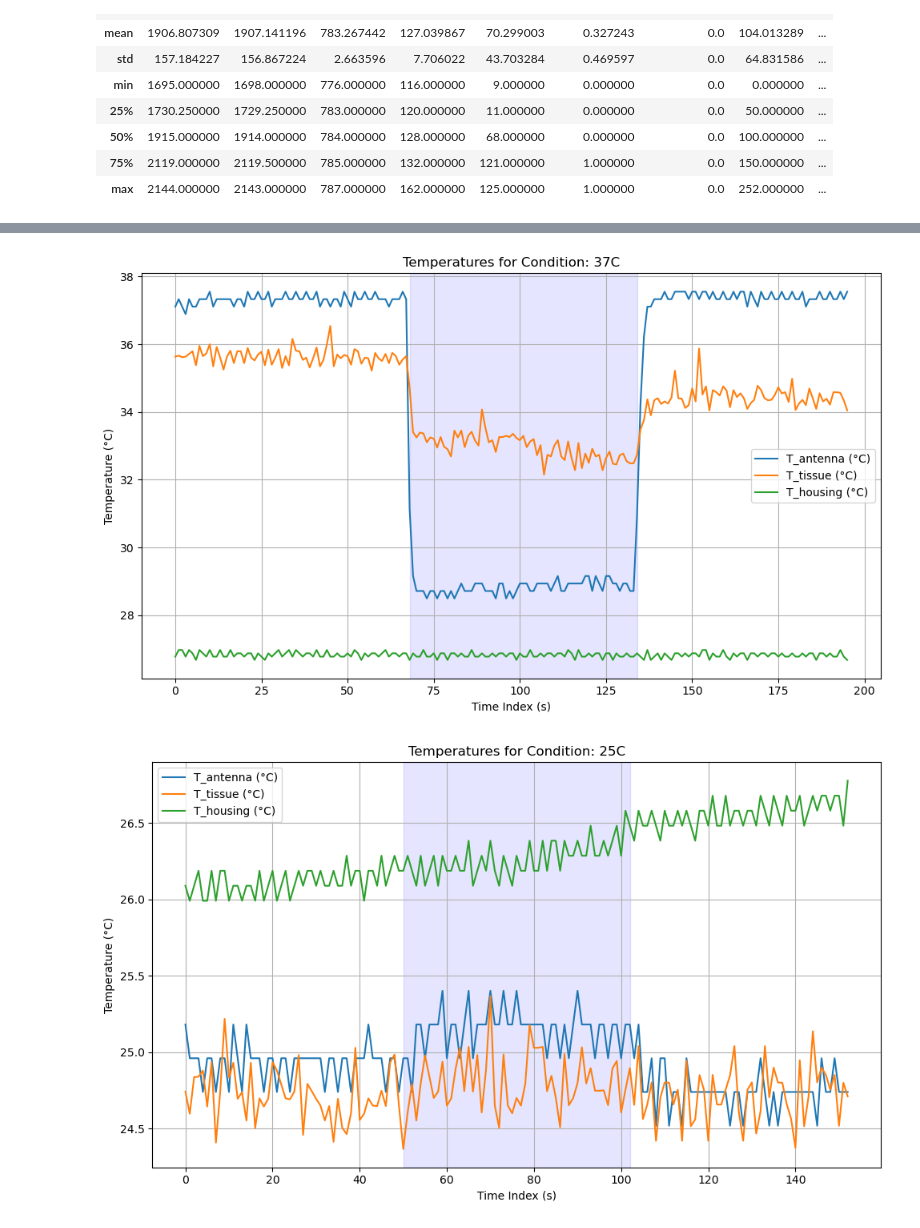
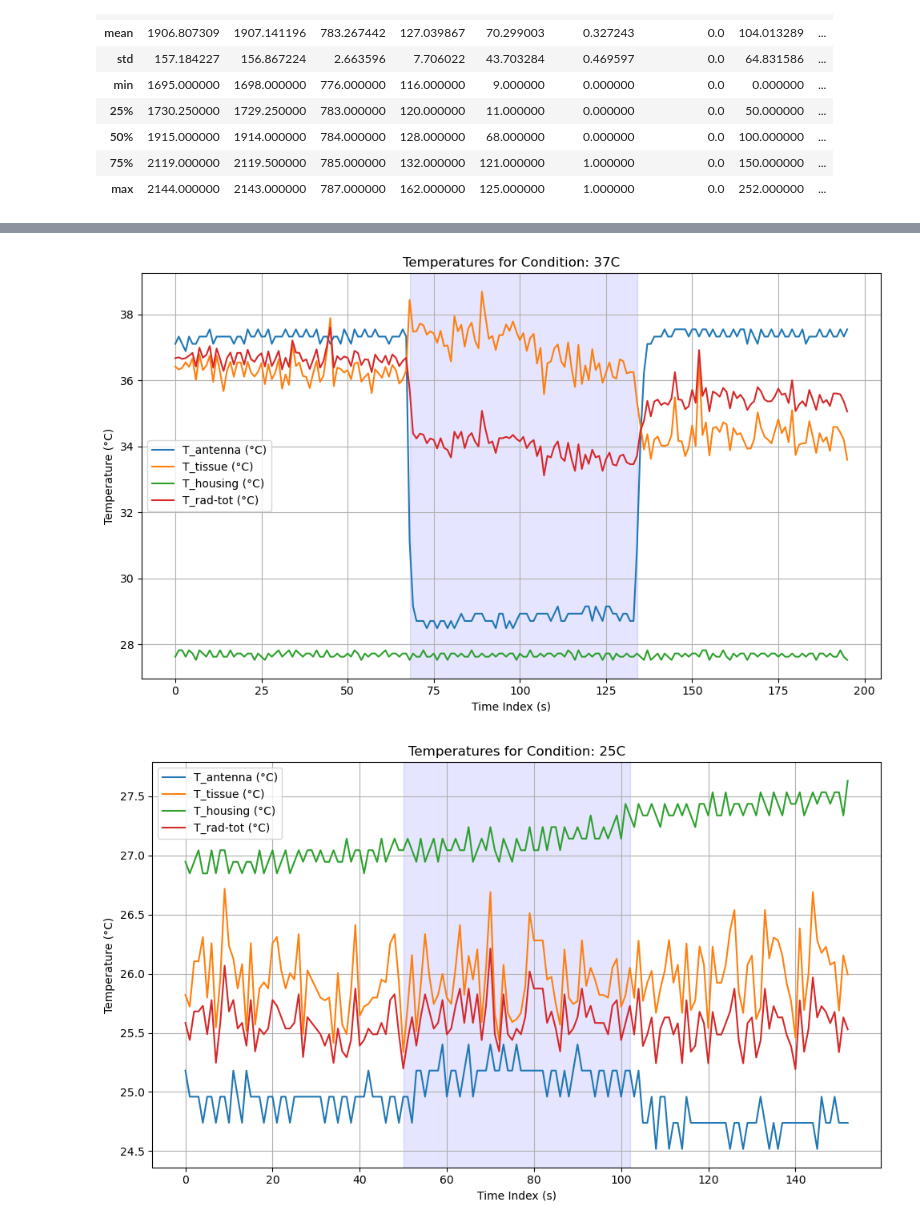
Before and after one commit to Manuel-Hepta/Calibration, a Jupyter notebook: calibration antenna 16G5/calibration_antenna_16G5.ipynb, the cells around one changed output, grey strips where cells are left out. Cells and saved outputs as stored; diff of their text form; code cells hidden in the pictures.

```diff
--- a/calibration antenna 16G5/calibration_antenna_16G5.ipynb
+++ b/calibration antenna 16G5/calibration_antenna_16G5.ipynb
@@ -217,18 +232,25 @@ With my calibrated parameters:
 # %%
 # Define parameter values (units: V and °C)
 AL = 0.37  # unitless
-AL = 0 # unitless
 
 AntennaSlope = slope2*1e3  # °C/V
 AntennaOffset = intercept2 # °C
 
-HousingSlope = 0.0983*1e3  # °C/V
-HousingOffset = -50.29  # °C
+# HousingSlope = 0.0983*1e3  # °C/V
+# HousingOffset = -50.29  # °C
 
-RadSlopeChange = 0.000563  # V/°C²
-RadSlope0 = -0.057           # V/°C
-RadOffsetChange = 0.000497 # V/°C
-RadOffset0 = 0.180          # V
+# RadSlopeChange = 0.000563  # V/°C²
+# RadSlope0 = -0.057           # V/°C
+# RadOffsetChange = 0.000497 # V/°C
+# RadOffset0 = 0.180          # V
+
+HousingSlope = 0.098*1e3  # °C/V
+HousingOffset = -49.2  # °C
+
+RadSlopeChange = 0.00054  # V/°C²
+RadSlope0 = -0.056           # V/°C
+RadOffsetChange = 9.5e-5 # V/°C
+RadOffset0 = 0.191          # V
 # %%
 # Convert voltages from mV to V
 all_X['V_rad_tot_V'] = all_X['V_rad_tot'] / 1000
@@ -276,7 +298,7 @@ all_X.describe()
 # %%
 # Plot T_rad-tot, T_antenna, T_tissue vs time_index for each condition, with cooling_flag_1 and cooling_flag_2
 
-temp_vars = [ 'T_antenna', 'T_tissue', 'T_housing']
+temp_vars = [ 'T_antenna', 'T_tissue', 'T_housing', 'T_rad-tot' ]
 temp_labels = {
     'T_rad-tot': 'T_rad-tot (°C)',
     'T_antenna': 'T_antenna (°C)',
@@ -324,5 +346,5 @@ for cond in all_X['condition'].unique():
-[figure, old version]
+[figure, new version]
-[figure, old version]
+[figure, new version]
 # %%
 # Plot T_rad-tot, T_antenna, T_tissue vs time_index for each condition, with cooling_flag_1 and cooling_flag_2
 # Also plot V_rad_tot (in mV) using the right y-axis
```
Also changed, not shown: parts of 4 cells of this notebook, 9 other files.
